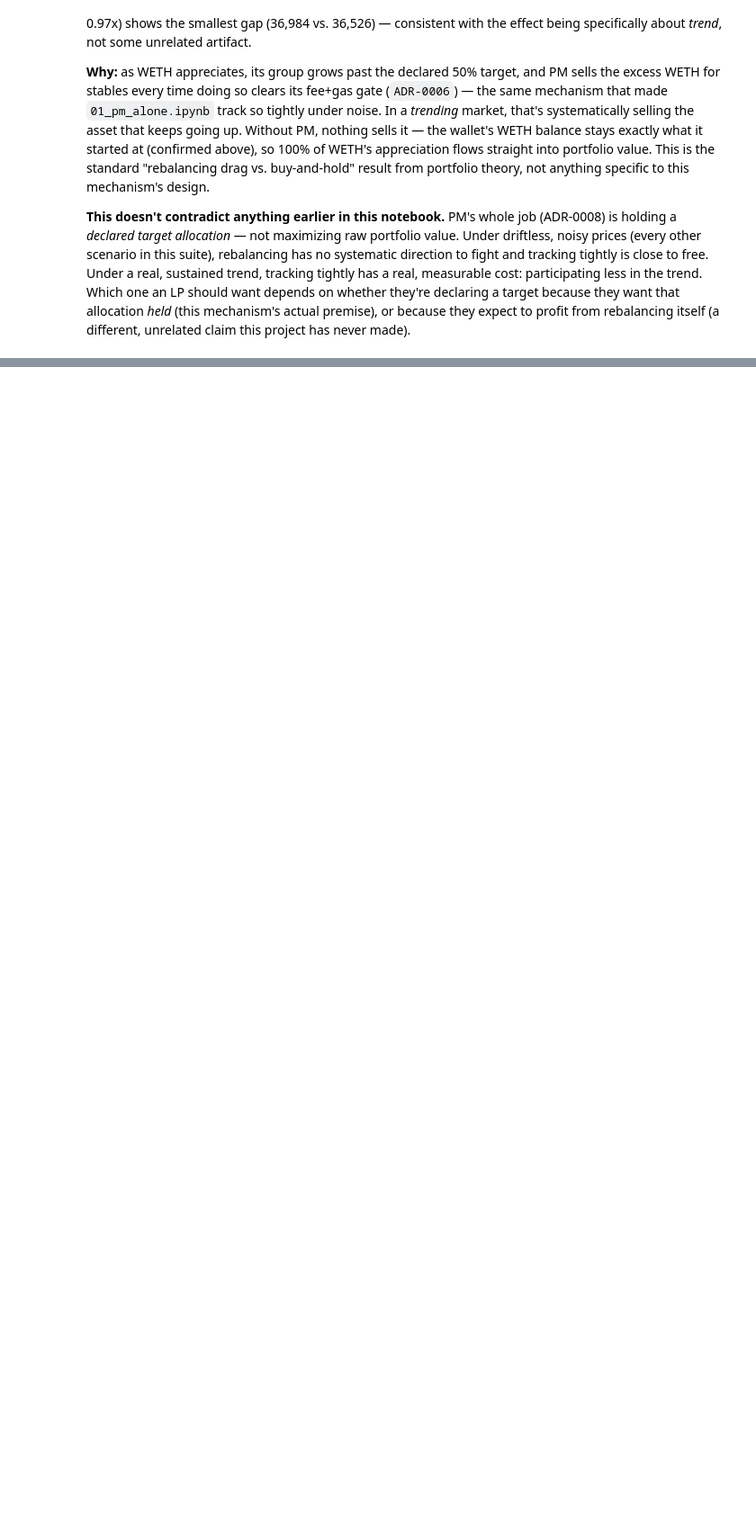
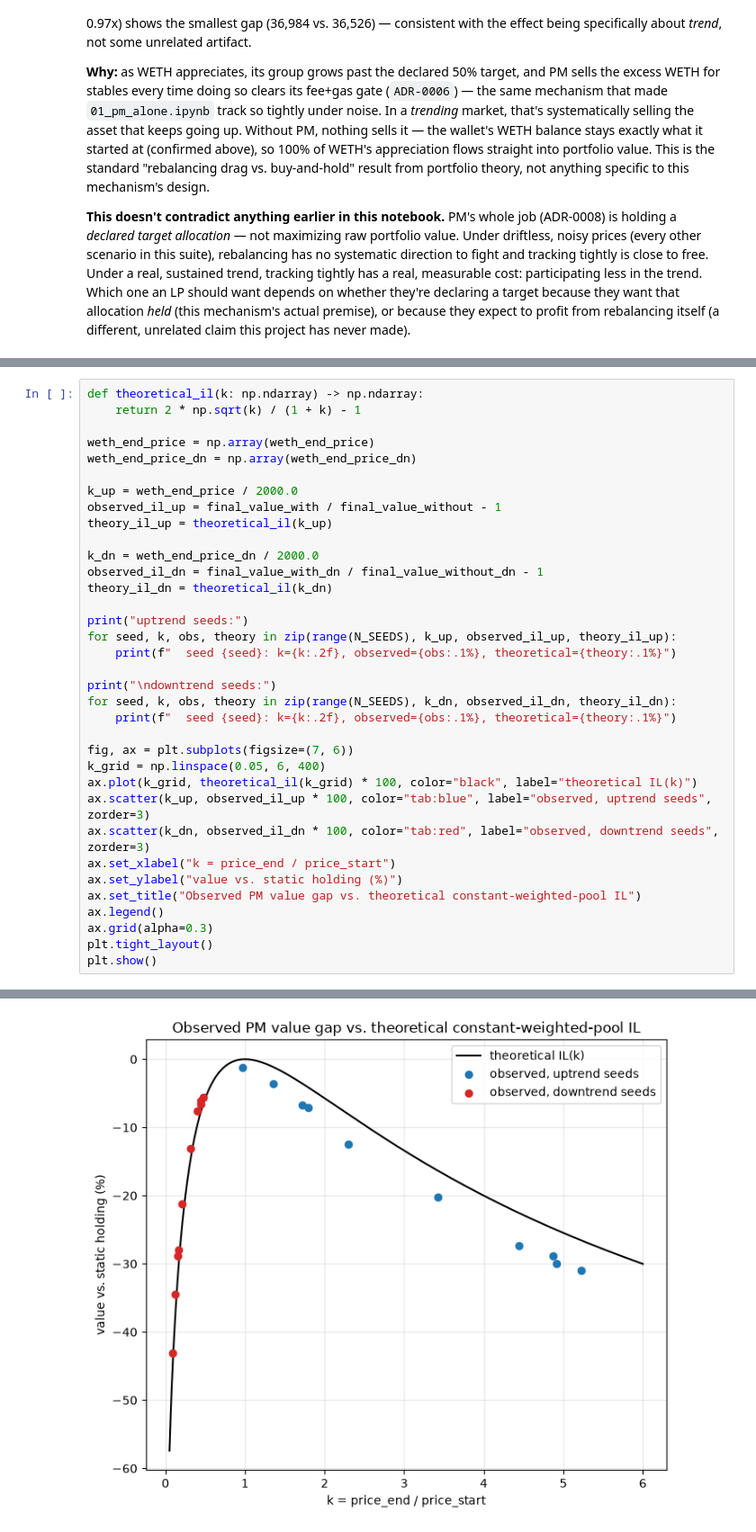
Before and after one commit to bleu/aqua-portfolio-manager, a Jupyter notebook: simulation/notebooks/02_basket_with_without_pm.ipynb, the cells around one changed output, grey strips where cells are left out. Shown at 90% size. Drawn from its saved outputs; the diff is of its cells as text; blank space fills up the shorter version.

```diff
--- a/simulation/notebooks/02_basket_with_without_pm.ipynb
+++ b/simulation/notebooks/02_basket_with_without_pm.ipynb
@@ -256,0 +342,36 @@ never made).
+# %%
+def theoretical_il(k: np.ndarray) -> np.ndarray:
+    return 2 * np.sqrt(k) / (1 + k) - 1
+
+weth_end_price = np.array(weth_end_price)
+weth_end_price_dn = np.array(weth_end_price_dn)
+
+k_up = weth_end_price / 2000.0
+observed_il_up = final_value_with / final_value_without - 1
+theory_il_up = theoretical_il(k_up)
+
+k_dn = weth_end_price_dn / 2000.0
+observed_il_dn = final_value_with_dn / final_value_without_dn - 1
+theory_il_dn = theoretical_il(k_dn)
+
+print("uptrend seeds:")
+for seed, k, obs, theory in zip(range(N_SEEDS), k_up, observed_il_up, theory_il_up):
+    print(f"  seed {seed}: k={k:.2f}, observed={obs:.1%}, theoretical={theory:.1%}")
+
+print("\ndowntrend seeds:")
+for seed, k, obs, theory in zip(range(N_SEEDS), k_dn, observed_il_dn, theory_il_dn):
+    print(f"  seed {seed}: k={k:.2f}, observed={obs:.1%}, theoretical={theory:.1%}")
+
+fig, ax = plt.subplots(figsize=(7, 6))
+k_grid = np.linspace(0.05, 6, 400)
+ax.plot(k_grid, theoretical_il(k_grid) * 100, color="black", label="theoretical IL(k)")
+ax.scatter(k_up, observed_il_up * 100, color="tab:blue", label="observed, uptrend seeds", zorder=3)
+ax.scatter(k_dn, observed_il_dn * 100, color="tab:red", label="observed, downtrend seeds", zorder=3)
+ax.set_xlabel("k = price_end / price_start")
+ax.set_ylabel("value vs. static holding (%)")
+ax.set_title("Observed PM value gap vs. theoretical constant-weighted-pool IL")
+ax.legend()
+ax.grid(alpha=0.3)
+plt.tight_layout()
+plt.show()
+# %% [output]
@@ -256,0 +395 @@ never made).
+[figure, added]
```
Also changed, not shown: parts of 13 cells of this notebook, 5 other files.
